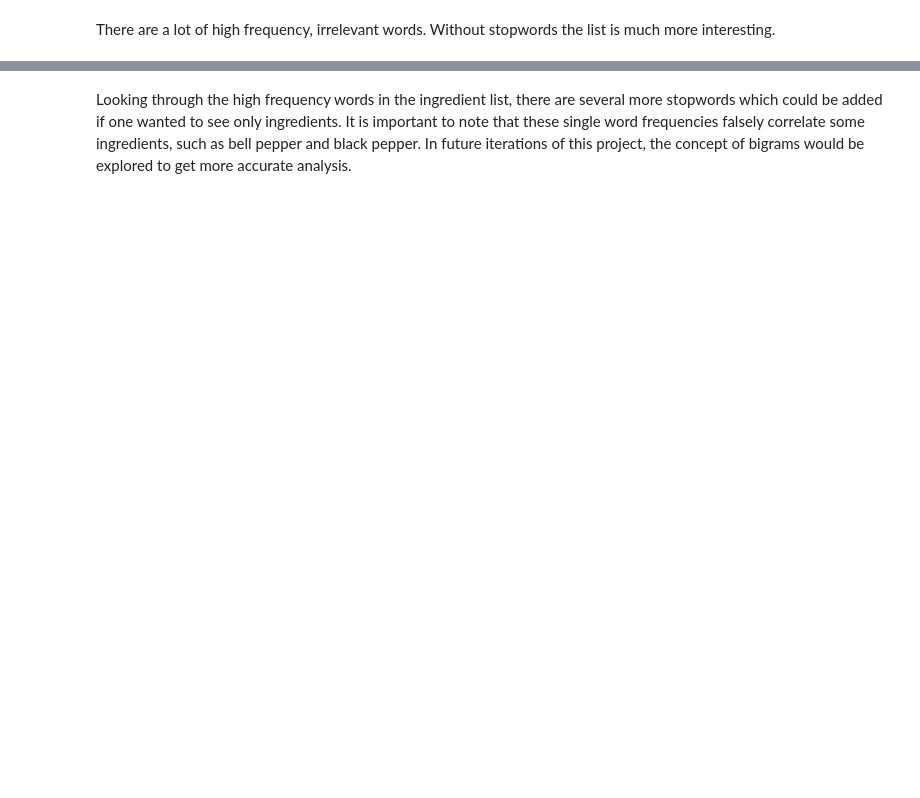
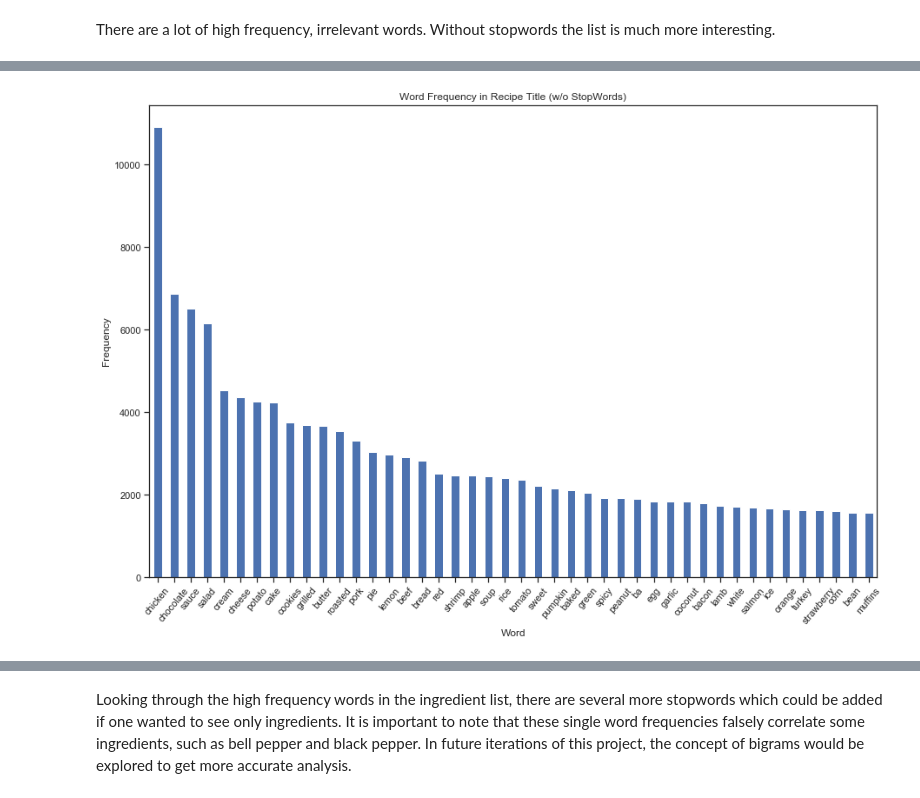
Before and after one commit to nemasobhani/Nutrition-from-Web-Scraped-Recipes, a Jupyter notebook: Project_Final_Report.ipynb, the cells around one changed output, grey strips where cells are left out. Saved outputs shown, nothing was run; the diff lists cells and outputs as text; code cells hidden in the pictures; blank space fills up the shorter version.

```diff
--- a/Project_Final_Report.ipynb
+++ b/Project_Final_Report.ipynb
@@ -142,8 +225,10 @@ wordfreq_Title_top_wo_stop
 # %%
 plt.figure(figsize=(15,10))
-wordfreq_Title_top_wo_stop.sort_values(ascending=False).plot.bar()
+wordfreq_Title_wo_stop.head(50).sort_values(ascending=False).plot.bar()
 plt.xticks(rotation=50)
 plt.title('Word Frequency in Recipe Title (w/o StopWords)')
 plt.xlabel("Word")
 plt.ylabel("Frequency")
 plt.show()
+# %% [output]
+[figure, added]
```
Also changed, not shown: parts of 27 cells of this notebook, 4 other files.
